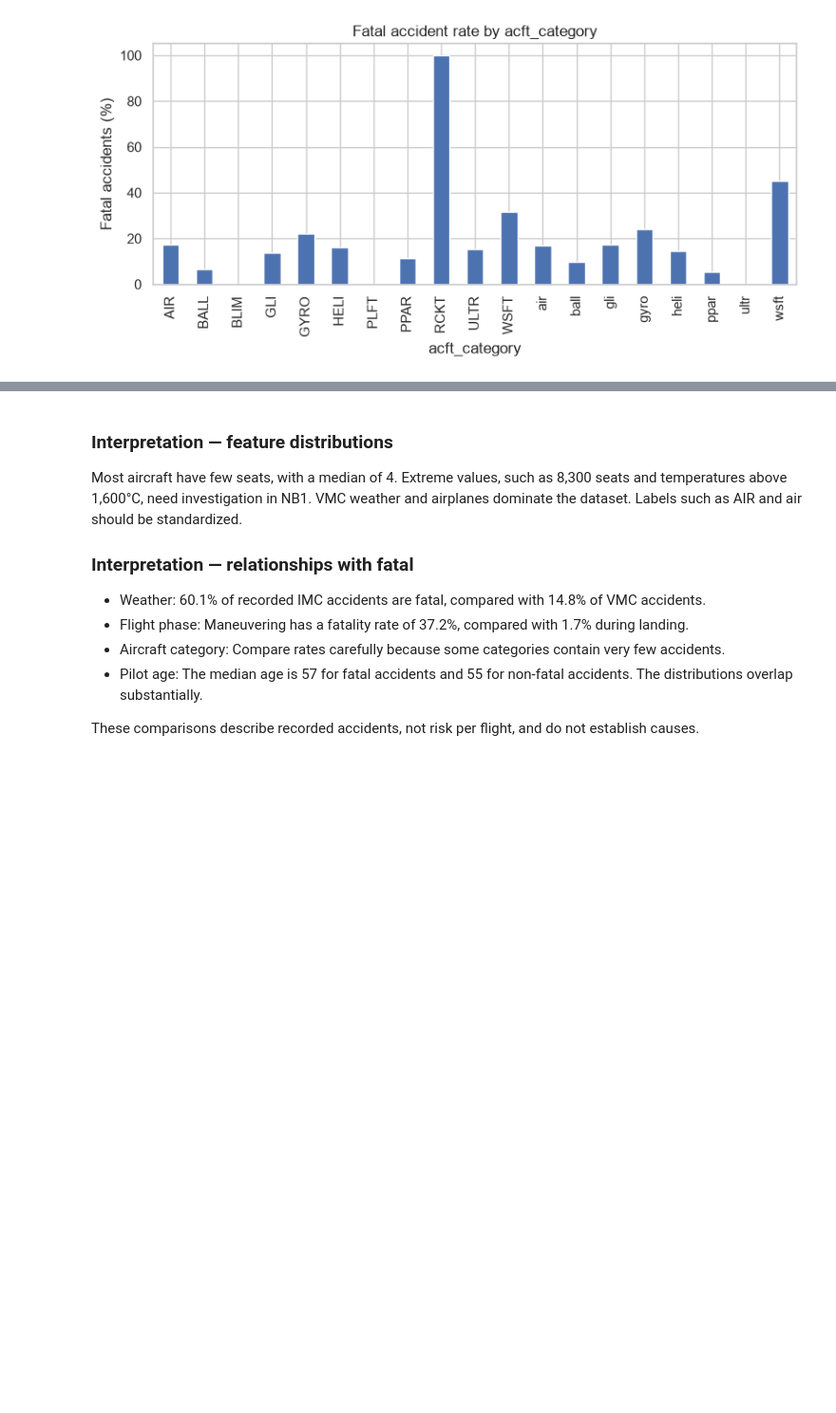
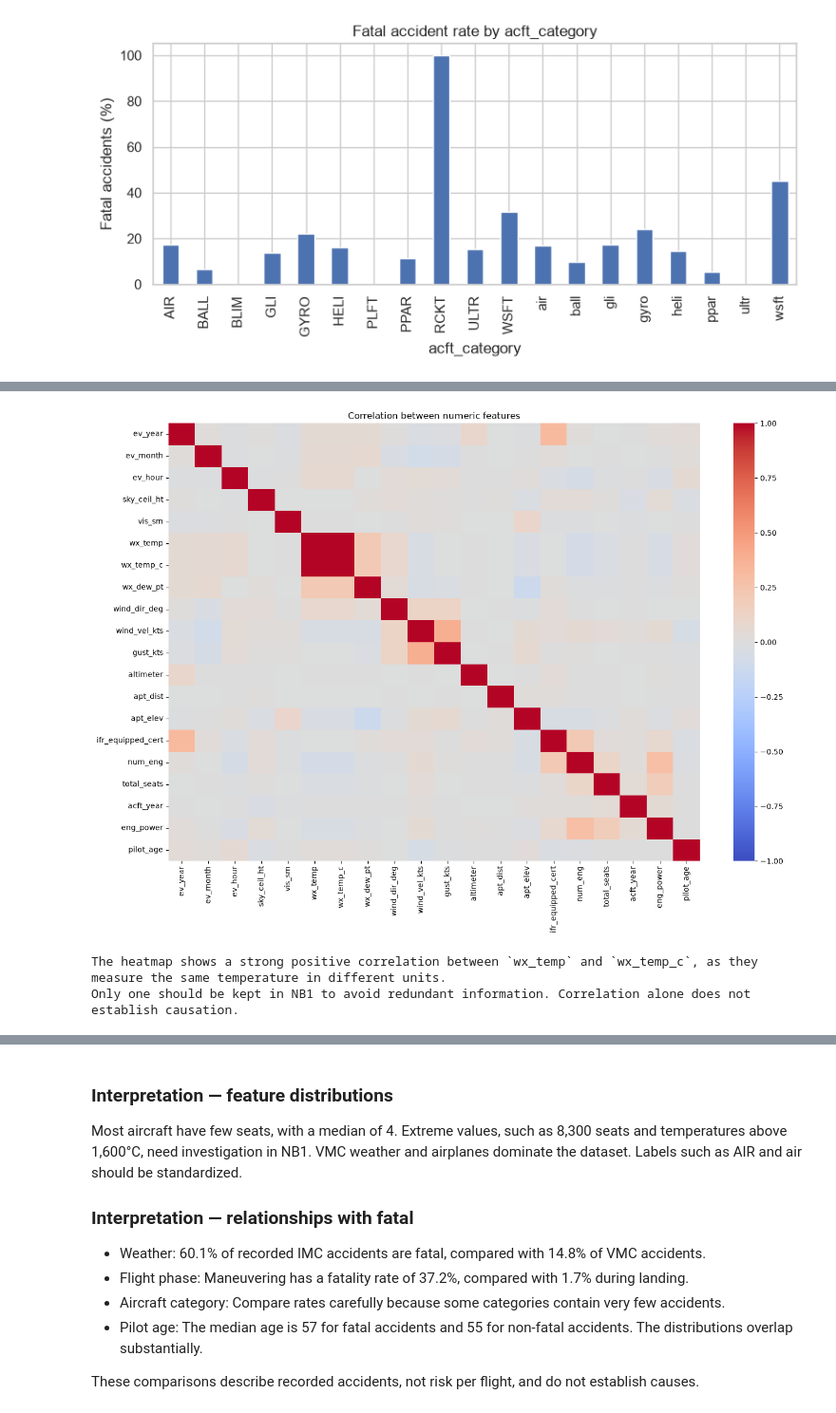
Before and after one commit to tiagoascensao06-lang/Machine-Learning-project---Plane-, a Jupyter notebook: ML_NB0_EDA.ipynb, the cells around one changed output, grey strips where cells are left out. Shown at 95% size. Cells and saved outputs as stored; diff of their text form; code cells hidden in the pictures; blank space fills up the shorter version.

```diff
--- a/ML_NB0_EDA.ipynb
+++ b/ML_NB0_EDA.ipynb
@@ -543,0 +526,21 @@ plt.show()
+# %%
+# Select numeric features, excluding the target
+numeric_data = learn_data.select_dtypes(include="number")
+numeric_data = numeric_data.drop(columns=["fatal", "row_id"], errors="ignore")
+
+# Calculate correlations
+correlations = numeric_data.corr()
+
+# Draw the heatmap
+plt.figure(figsize=(14, 10))
+sns.heatmap(correlations, cmap="coolwarm", vmin=-1, vmax=1, center=0)
+plt.title("Correlation between numeric features")
+plt.tight_layout()
+plt.show()
+
+print("The heatmap shows a strong positive correlation between `wx_temp` and `wx_temp_c`, as they measure the same temperature in different units. ")
+print("Only one should be kept in NB1 to avoid redundant information. Correlation alone does not establish causation.")
+# %% [output]
+[figure, added]
+The heatmap shows a strong positive correlation between `wx_temp` and `wx_temp_c`, as they measure the same temperature in different units.
+Only one should be kept in NB1 to avoid redundant information. Correlation alone does not establish causation.
```
Also changed, not shown: parts of 10 cells of this notebook, 1 other file.
